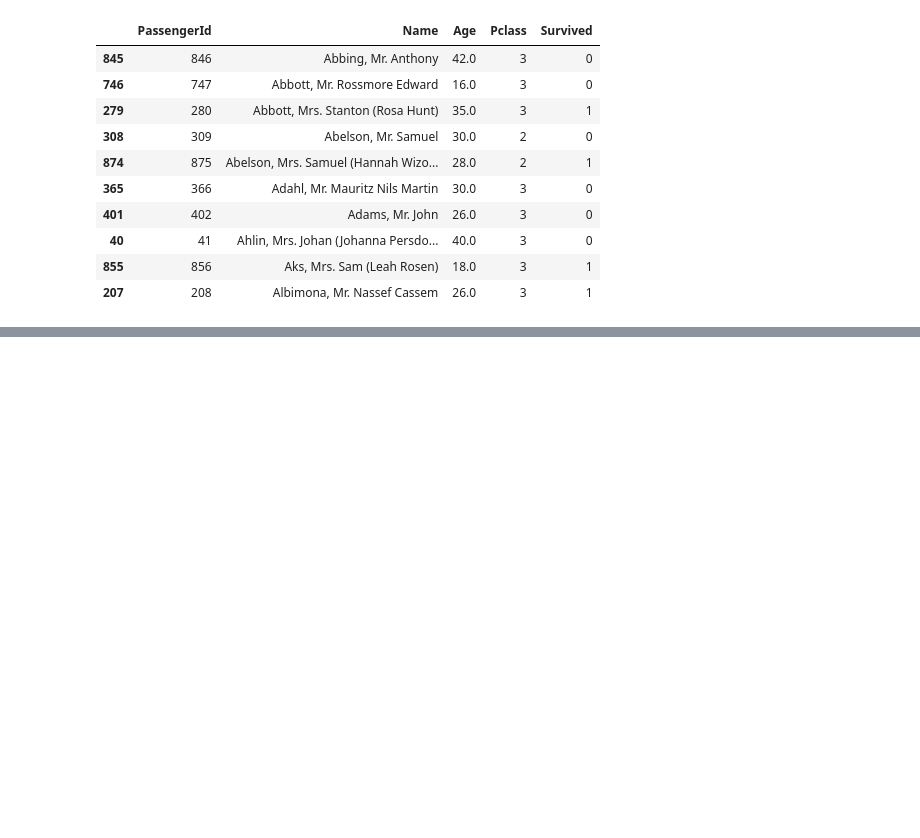
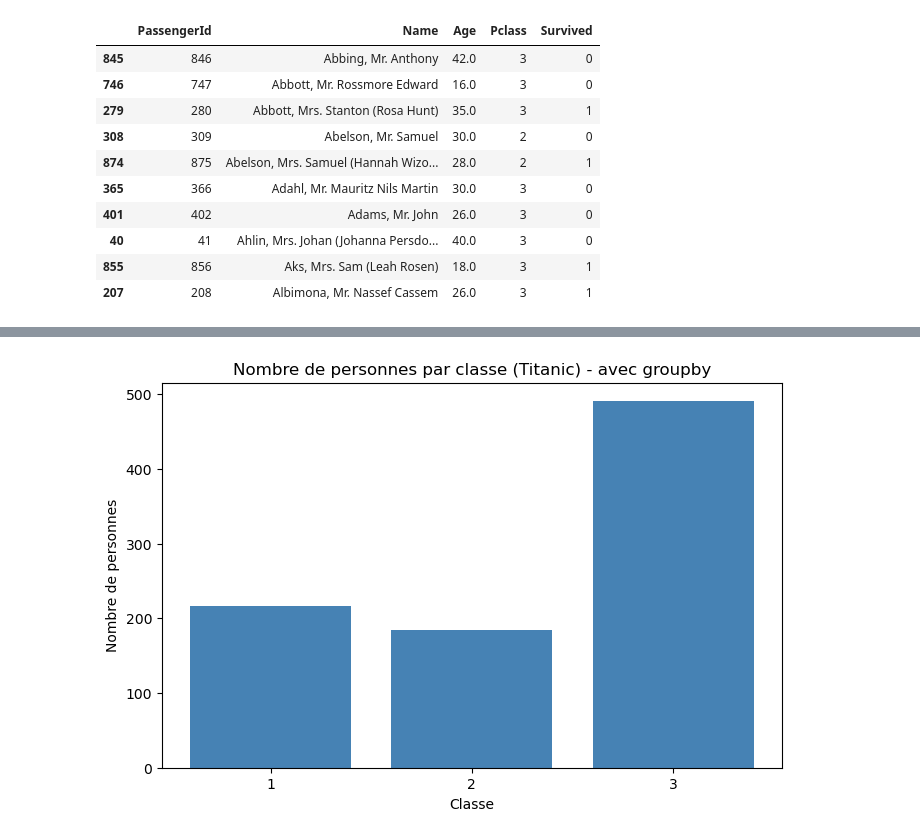
Before and after one commit to pbellot/FormationPANDAS, a Jupyter notebook: Exercices Pandas Solutions.ipynb, the cells around one changed output, grey strips where cells are left out. Cells and saved outputs as stored; diff of their text form; code cells hidden in the pictures; blank space fills up the shorter version.

```diff
--- a/Exercices Pandas Solutions.ipynb
+++ b/Exercices Pandas Solutions.ipynb
@@ -172,0 +330,16 @@ Dataframe trié par ordre alphabétique des noms:
+# %%
+# Même histogramme mais avec groupby et count
+plt.figure(figsize=(8, 5))
+
+# Utiliser groupby et count pour compter les personnes par classe
+data = df.groupby('Pclass')['PassengerId'].count()
+
+# Tracer l'histogramme
+plt.bar(data.index, data.values, color='steelblue')
+plt.title('Nombre de personnes par classe (Titanic) - avec groupby')
+plt.xlabel('Classe')
+plt.ylabel('Nombre de personnes')
+plt.xticks(data.index)
+plt.show()
+# %% [output]
+[figure, added]
```
Also changed, not shown: parts of 21 cells of this notebook.
